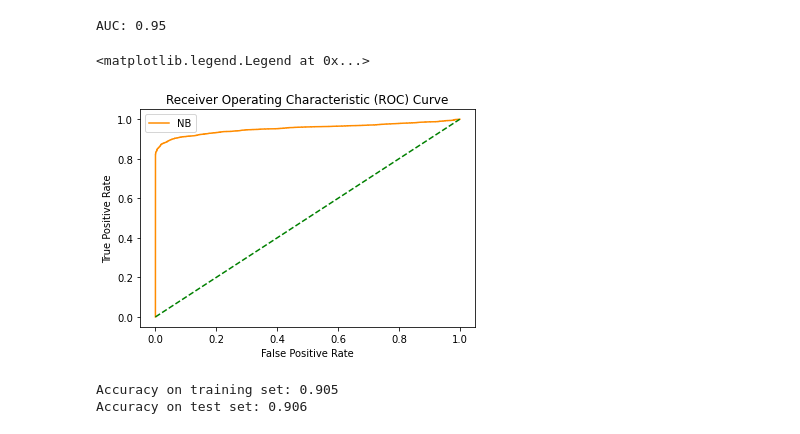
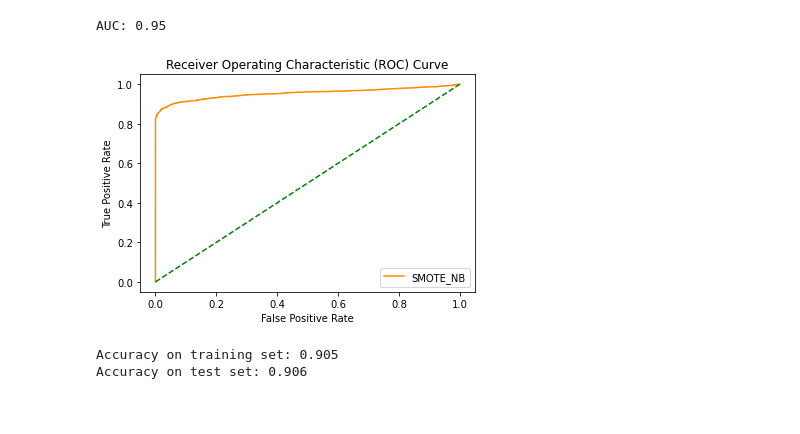
Before and after one commit to bashketchum02/Data-Mining-1, a Jupyter notebook: DataMining1.ipynb, the cells around one changed output. Drawn from its saved outputs; the diff is of its cells as text; code cells hidden in the pictures.

```diff
--- a/DataMining1.ipynb
+++ b/DataMining1.ipynb
@@ -207,10 +207,6 @@ df1.drop(['ADMISSION DATE', 'BIRTHPLACE_LOCATION', 'DATE_OF_FIRST_SYMPTOM', 'DAT
 df1.shape
 # %% [output]
 (51164, 29)
-# %%
-df1['ADMISSION_YEAR'] = df1['ADMISSION_YEAR'].astype(str).astype(int)
-df1['ADMISSION_MONTH'] = df1['ADMISSION_MONTH'].astype(str).astype(int)
-df1['ADMISSION_DATE'] = df1['ADMISSION_DATE'].astype(str).astype(int)
 # %%
 df1.dtypes
 # %% [output]
@@ -821,15 +814,14 @@ AUC: 0.95
 # %%
 smote_fpr_NB, smote_tpr_NB, smote_thresholds_NB = roc_curve(y_test, prob_NB)
 
-plt.plot(smote_fpr_NB, smote_tpr_NB, color='darkorange', label='NB')
+plt.plot(smote_fpr_NB, smote_tpr_NB, color='darkorange', label='SMOTE_NB')
 plt.plot([0, 1], [0, 1], color='green', linestyle='--')
 plt.xlabel('False Positive Rate')
 plt.ylabel('True Positive Rate')
 plt.title('Receiver Operating Characteristic (ROC) Curve')
-plt.legend()
+plt.legend().figure.savefig('Q14_nb_roc.png')
 # %% [output]
-<matplotlib.legend.Legend at 0x...>
-[figure, old version]
+[figure, new version]
 # %%
 # Question 11
 from sklearn.ensemble import RandomForestClassifier
```
Also changed, not shown: parts of 19 cells of this notebook, 15 other files.
